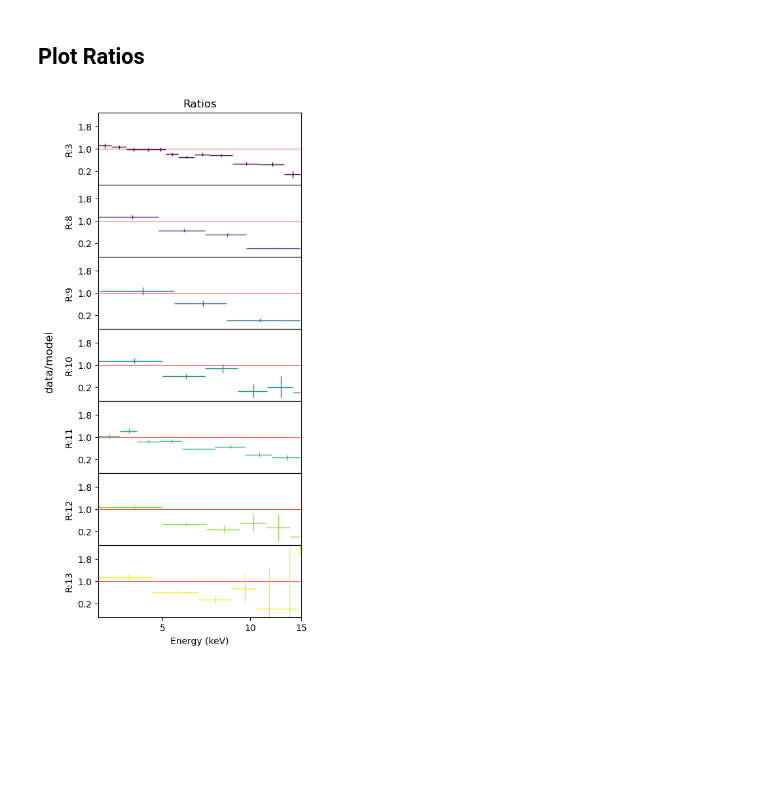
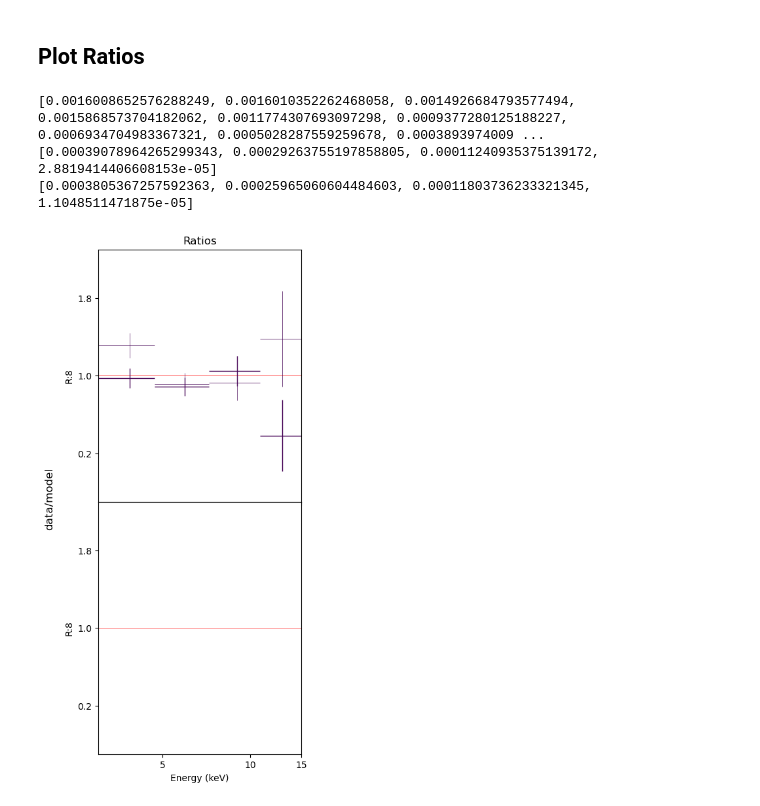
Before and after one commit to chrisnorseth/NuCrossARF_Plotting, a Jupyter notebook: crossArfPlottingMaster.ipynb, the cells around one changed output. Cells and saved outputs as stored; diff of their text form; code cells hidden in the pictures; blank space fills up the shorter version.

```diff
--- a/crossArfPlottingMaster.ipynb
+++ b/crossArfPlottingMaster.ipynb
@@ -33,7 +33,7 @@ crossarf_dir = "/uufs/chpc.utah.edu/common/home/astro/wik/NuSTAR/zwcl1856/arf"#"
 obsids = ["70801003002"]#["70201002002", "70201003002"]
 reg_base = "arf"#'newNewReg'
 num_reg = 23#13
-regs_to_include_in_plot = [3,8,9,10,11,12,13]
+regs_to_include_in_plot = [8]#[3,8,9,10,11,12,13]
 e_low = 3.0
 e_high = 15.0
 # regs_to_exclude_in_plot = [1,2,4,5,6,7]
@@ -73,9 +73,10 @@ with open(f"{plotting_directory}/save_pars.xcm", "w") as file:
                 "}\n",
                 "close $fileid\n",
                 # save the script
-                f"save all {plotting_directory}/script.xcm\n"
+                f"save all {plotting_directory}/script.xcm\n",
                 # save the plot
-                "setpl com rescale\n",
+                "setpl com rescale y\n",
+                "pl\n",
                 "iplot"
         ]
         file.writelines(lines)
@@ -147,8 +156,9 @@ for reg in range(1,num_reg+1):
 plotting_lines = [
     "cpd /xs\n",
     "setpl e\n",
-    "pl ld\n",
+    "pl data\n",
     "setpl com rescale\n",
+#    f"setpl com rescale x {e_low} {e_high}\n"
     "iplot\n"
     ]
 for line in plotting_lines:
@@ -586,15 +640,18 @@ plt.show()
 ## Plot Ratios
 # %%
 plot_file = f"{plotting_directory}/ungrouped_plot_verified.dat"
+
+if len(regs_to_include_in_plot) == 1:
+    regs_to_include_in_plot.append(regs_to_include_in_plot[0])
 
 # Defining the plot things will be added to
 plt.rcParams["figure.figsize"] = [4,10]
 fig, ax = plt.subplots(len(regs_to_include_in_plot),1,gridspec_kw={'hspace': 0},sharex=True)
-ld = ax[0]
+#ld = ax[0]
 
 # defining colors to use
 cmap = plt.get_cmap("viridis")
-colors = [cmap(i/(len(regs_to_include_in_plot)-1)) for i in range(len(regs_to_include_in_plot))]
+colors = [cmap(i/(len(regs_to_include_in_plot))) for i in range(len(regs_to_include_in_plot))]
 
 # Define bins from earlier
 bins = []
@@ -666,11 +723,13 @@ for reg in range(1,num_reg+1): # <- each plot
 
 
     # combine each obs, they all have the same binning now
-    final_y = [sum(values) for values in zip(*all_obs_y)]
+    final_y = all_obs_y[0] #[sum(values) for values in zip(*all_obs_y)]
+    final_y_2 = all_obs_y[1]
 
     # rebin the model so it matches
     # old
     model_y = final_y
+    model_y_2 = final_y_2
     model_x = x_all_models
 
     # switch order around because the bins are messed up (data is already in right order from above)
@@ -679,6 +738,7 @@ for reg in range(1,num_reg+1): # <- each plot
     # new
     new_model_x = [a+b[0] for a,b in zip(bins[index_to_use-1],bins_x_err[index_to_use-1])] # this needs to be shifted over for it to plot right
     new_model_y = []
+    new_model_y_2 = []
 
     # relevant x coords
     binned_x = bins[index_to_use-1]
@@ -691,23 +751,28 @@ for reg in range(1,num_reg+1): # <- each plot
         high_edge = bin_x + error
 
         new_model_value = 0
+        new_model_value_2 = 0
 
         for mod_idx,mod_x in enumerate(model_x):
             if mod_x <= high_edge and mod_x >= low_edge:
                 new_model_value += model_y[mod_idx]*0.04 # since we are working with unbinned data
+                new_model_value_2 += model_y_2[mod_idx]*0.04 # since we are working with unbinned data
 
         new_model_value = new_model_value / (error*2)
+        new_model_value_2 = new_model_value_2 / (error*2)
         new_model_y.append(new_model_value)
+        new_model_y_2.append(new_model_value_2)
 
 
     # eliminate end of new_model_x and add something to the beginning
-    new_model_x = [3.0] + new_model_x[:-1]
-    new_model_y_to_plot = [new_model_y[0]] + new_model_y[:-1]
+    #new_model_x = [3.0] + new_model_x[:-1]
+    new_model_y_to_plot = new_model_y#[new_model_y[0]] + new_model_y[:-1]
+    new_model_y_to_plot_2 = new_model_y_2 #[new_model_y_2[0]] + new_model_y_2[:-1]
 
-    all_models[reg-1] = (new_model_x,new_model_y_to_plot)
+    all_models[reg-1] = (new_model_x,new_model_y_to_plot,new_model_y_to_plot_2)
 
 
-
+print(all_models[2][1])
 
 
 # plot all the data
@@ -809,8 +874,10 @@ def plot_data():
     for idx,reg in enumerate(all_binned):
         final_x = reg[0][0] # theyre all the same obs0,x
         final_x_err = reg[0][2]
-        final_y = [sum(max(0, val) for val in values) for values in zip(*[r[1] for r in reg])]
-        final_y_err = []
+        final_y = reg[0][1]#[sum(max(0, val) for val in values) for values in zip(*[r[1] for r in reg])]
+        final_y_2 = reg[1][1]
+        final_y_err = reg[0][3]#[]
+        final_y_err_2 = reg[1][3]
 
         y_err_individuals = []
         for obs in reg:
@@ -821,60 +888,77 @@ def plot_data():
                 individual.append(one)
             y_err_individuals.append(individual)
 
-        final_y_err = [(err, err) for err in (np.sqrt(sum(a**2 for a in values)) for values in zip(*y_err_individuals))]
+
+        #final_y_err = [(err, err) for err in (np.sqrt(sum(a**2 for a in values)) for values in zip(*y_err_individuals))]
 
         #final_y_err_individual = [np.sqrt(a**2+b**2+c**2+d**2) for a,b,c,d in zip(y_err_individuals[0], y_err_individuals[1], y_err_individuals[2], y_err_individuals[3])]
-        final_y_err_individual = [np.sqrt(sum(err**2 for err in errors)) for errors in zip(*y_err_individuals)]
+        #final_y_err_individual = [np.sqrt(sum(err**2 for err in errors)) for errors in zip(*y_err_individuals)]
+
+        final_y_err_individual = y_err_individuals[0]
+        final_y_err_individual_2 = y_err_individuals[1]
 
         model = all_models[idx]
         model_x = model[0]
         model_y = model[1]
+        model_y_2 = model[2]
 
         ratio_x = final_x
         ratio_xerr = final_x_err
-        ratio_y = [a/b for a,b in zip(final_y, model_y)]
-        ratio_yerr = [(a/b,a/b) for a,b in zip(final_y_err_individual, model_y)]
+        try:
+            #ratio_yerr_2 = [(a,a) for a,b in zip(final_y_err_individual_2, model_y)]
+            ratio_y = [a/b for a,b in zip(final_y, model_y)]
+            ratio_y_2 = [a/b for a,b in zip(final_y_2, model_y_2)]
+            ratio_yerr = [(a/b,a/b) for a,b in zip(final_y_err_individual, model_y)]
+            ratio_yerr_2 = [(a/b,a/b) for a,b in zip(final_y_err_individual_2, model_y_2)]
+        except:
+            continue
 
         include = False
         for do_plot in regs_to_include_in_plot:
             if idx == do_plot - 1:
                 include = True
         if include:
+            print(model_y)
+            print(final_y)
             # have to keep track of what plot youre on with some variable
             ax[plot].errorbar(ratio_x,ratio_y,xerr=np.array(ratio_xerr).T,yerr=np.array(ratio_yerr).T,fmt='none',linewidth=1.0,color=colors[plot],zorder=2)
+            ax[plot].errorbar(ratio_x,ratio_y_2,xerr=np.array(ratio_xerr).T,yerr=np.array(ratio_yerr_2).T,fmt='none',linewidth=0.5,color=colors[plot],zorder=2)
             plot += 1
 
 
 # plot line behind data
 for plot in range(0,len(regs_to_include_in_plot)): # 0,13
     ax[plot].plot([0,30],[1,1], color='red', linewidth=0.5,zorder=1)
 
 
 plot_data()
 
 
 
 
 # plotting
 
 for plot in range(0,len(regs_to_include_in_plot)): # 0,13
     ax[plot].set(yscale="linear",xscale="log",xlabel='Energy (keV)',ylabel=f'R:{regs_to_include_in_plot[plot]}',#ylim=(5e-7,50.0),xlim=(3,25))
-        ylim=(-0.3,2.3),xlim=(3,15)) #ylim=(5e-6,0.5)
+        ylim=(-0.3,2.3),xlim=(3,15)) #ylim=(-0.001,0.001)
     #ax[plot].plot([0,30],[1,1], color='red', linewidth=1.0)
     ax[plot].set_yticks([0.2, 1.0, 1.8])
 
 # Add a single y-axis label on the right (adjust position as needed)
 fig.text(-0.08, 0.5, r'data/model', va='center', rotation=90, fontsize=12)
 
 
 for a in ax:
     a.xaxis.set_major_formatter(ticker.FuncFormatter(lambda val, pos: '{:.0f}'.format(val)))
     a.xaxis.set_major_locator(ticker.FixedLocator([5, 10, 15]))
     a.xaxis.set_minor_locator(ticker.NullLocator())  # Suppress minor ticks
 
 ax[0].set_title("Ratios")
-#plt.savefig(f'{plotting_directory}/crossArfFigureRatios.pdf',bbox_inches='tight')
+plt.savefig(f'{plotting_directory}/crossArfFigureRatios.pdf',bbox_inches='tight')
 
 plt.show()
 # %% [output]
+[0.0016008652576288249, 0.0016010352262468058, 0.0014926684793577494, 0.0015868573704182062, 0.0011774307693097298, 0.0009377280125188227, 0.0006934704983367321, 0.0005028287559259678, 0.0003893974009 ...
+[0.00039078964265299343, 0.00029263755197858805, 0.00011240935375139172, 2.8819414406608153e-05]
+[0.0003805367257592363, 0.00025965060604484603, 0.00011803736233321345, 1.1048511471875e-05]
-[figure, old version]
+[figure, new version]
```
Also changed, not shown: parts of 5 cells of this notebook.
